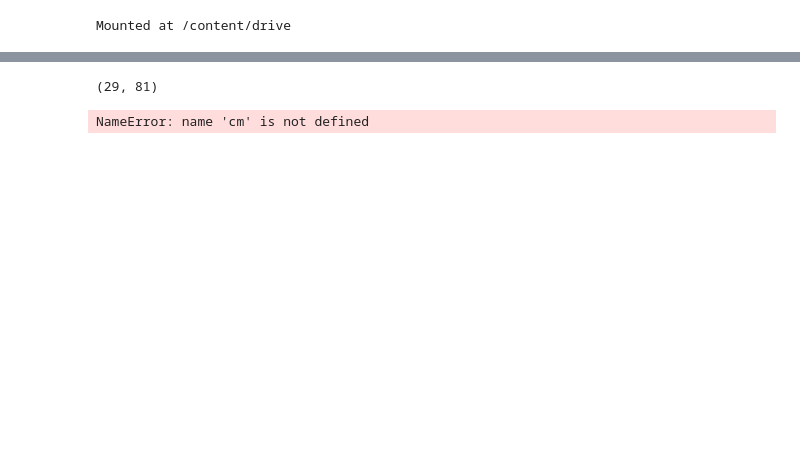
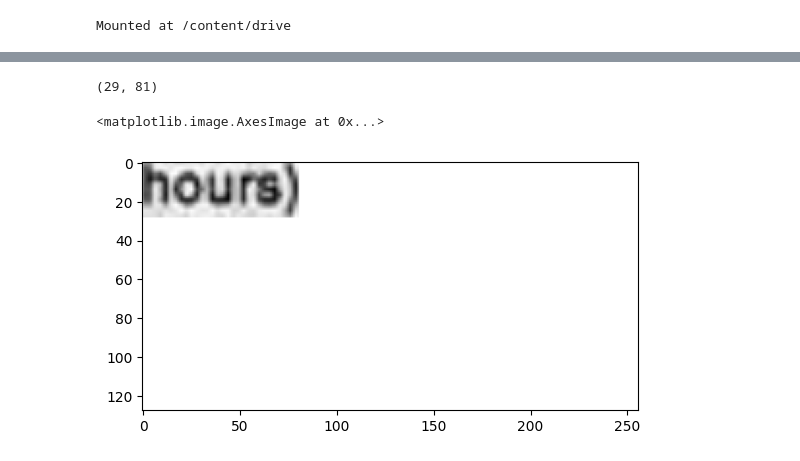
Before and after one commit to msommerfe/CAS_Applied_Data_Science, a Jupyter notebook: CAS_Final_Project/OCR_from_scratch.ipynb, the cells around one changed output, grey strips where cells are left out. Saved outputs shown, nothing was run; the diff lists cells and outputs as text; code cells hidden in the pictures; blank space fills up the shorter version.

```diff
--- a/CAS_Final_Project/OCR_from_scratch.ipynb
+++ b/CAS_Final_Project/OCR_from_scratch.ipynb
@@ -55,24 +63,36 @@ plt.show()
-# %%
-def preprocess(img):
-    (h, w) = img.shape
-
-    final_img = np.ones([64, 256])*255 # blank white image
-
-    # crop
-    if w > 256:
-        img = img[:, :256]
-
-    if h > 64:
-        img = img[:64, :]
-
-
-    final_img[:h, :w] = img
-    return final_img
-
-image = cv2.imread(imgPath, cv2.IMREAD_GRAYSCALE)
-print(image.shape)
-
-plt.imshow(preprocess(image))
-# %% [output]
-(29, 81)
-NameError: name 'cm' is not defined
+# %%
+#Scales the width if the image to max_width. Only if the high after scaling to max_width is higher than max_hight, only the hight will be scaled down to max_hight
+# Expacts gray scale Images
+def preprocess(img):
+    max_hight = 128
+    max_width = 256
+
+    (h, w) = img.shape
+
+
+    #Scale all Images down that image width is max_width
+    scaleFactor = max_width / w
+    if scaleFactor < 1:
+      img = cv2.resize(img, None, fx = scaleFactor, fy = scaleFactor)
+      (h, w) = img.shape
+
+    #creates blank white image with size max_hight x max_width
+    final_img = np.ones([max_hight, max_width])*255 # blank white image
+
+    # if hight is still greater than max_hight, scale only hight down to max_hight
+    if h > max_hight:
+       img = cv2.resize(img, None, fx = 1, fy = (max_hight/h))
+
+
+    # fills the blank image with resized imput image
+    final_img[:h, :w] = img
+    return final_img
+
+image = cv2.imread(imgPath, cv2.IMREAD_GRAYSCALE)
+print(image.shape)
+
+plt.imshow(preprocess(image),cmap='gray')
+# %% [output]
+(29, 81)
+<matplotlib.image.AxesImage at 0x...>
+[figure, added]
```
Also changed, not shown: parts of 2 cells of this notebook.
